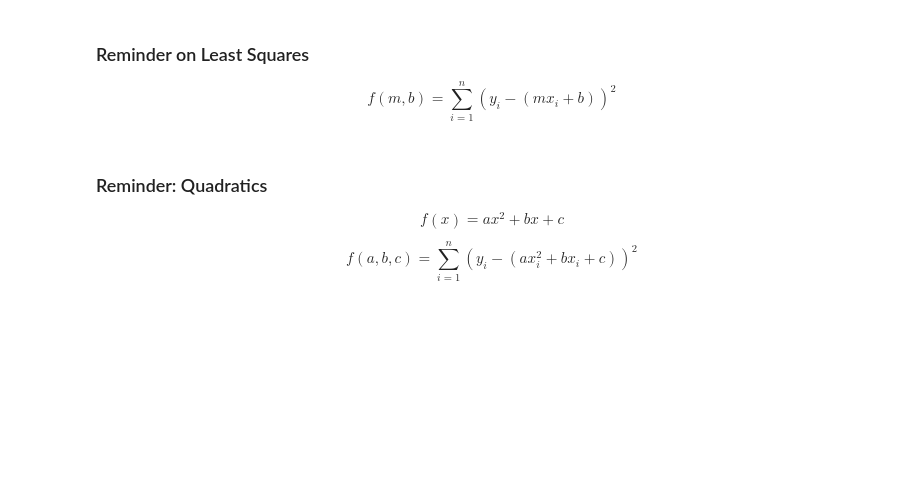
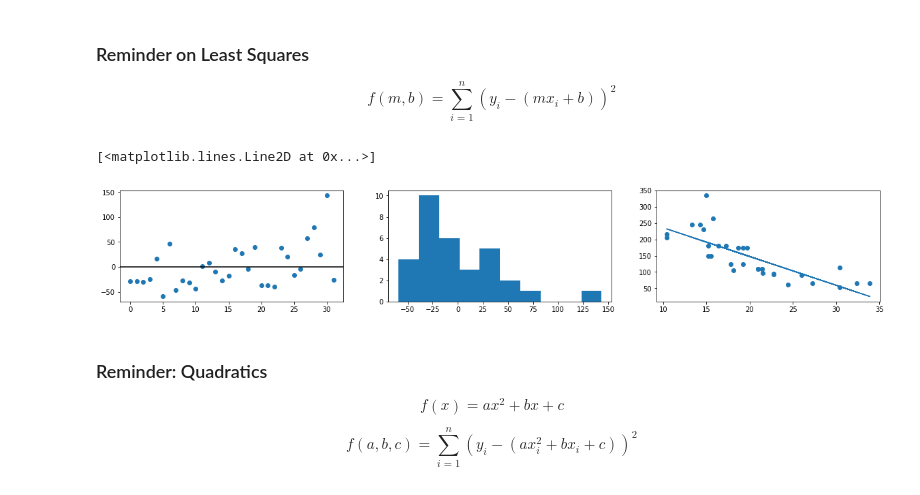
Before and after one commit to gilad247/NYU-Bootcamp, a Jupyter notebook: notebooks/module_2/2.04_ttsplit_polynomials/polynomial_models.ipynb, the cells around one changed output. Saved outputs shown, nothing was run; the diff lists cells and outputs as text; code cells hidden in the pictures; blank space fills up the shorter version.

```diff
--- a/notebooks/module_2/2.04_ttsplit_polynomials/polynomial_models.ipynb
+++ b/notebooks/module_2/2.04_ttsplit_polynomials/polynomial_models.ipynb
@@ -37,19 +47,22 @@ $$f(m, b) = \sum_{i = 1}^n (y_i - (mx_i + b))^2$$
 # %%
 #fit model
 lr = LinearRegression()
-lr.fit(x, y)
-preds = lr.predict(x)
+lr.fit(X, y)
+preds = lr.predict(X)
 # %%
 #plot residuals
 resids = (y - preds)
 
 fig, ax = plt.subplots(1, 3, figsize = (20, 3))
 
 ax[0].plot(resids, 'o')
 ax[0].axhline(color = 'black')
 ax[1].hist(resids)
-ax[2].scatter(x['mpg'], y)
-#ax[2].plot(x['mpg'], lr.predict(x))
+ax[2].scatter(X['mpg'], y)
+ax[2].plot(X['mpg'], lr.predict(X))
+# %% [output]
+[<matplotlib.lines.Line2D at 0x...>]
+[figure, added]
 # %%
 #Any assumptions violated?  Why?
 # %% [markdown]
```
Also changed, not shown: parts of 33 cells of this notebook, 1 other file.
